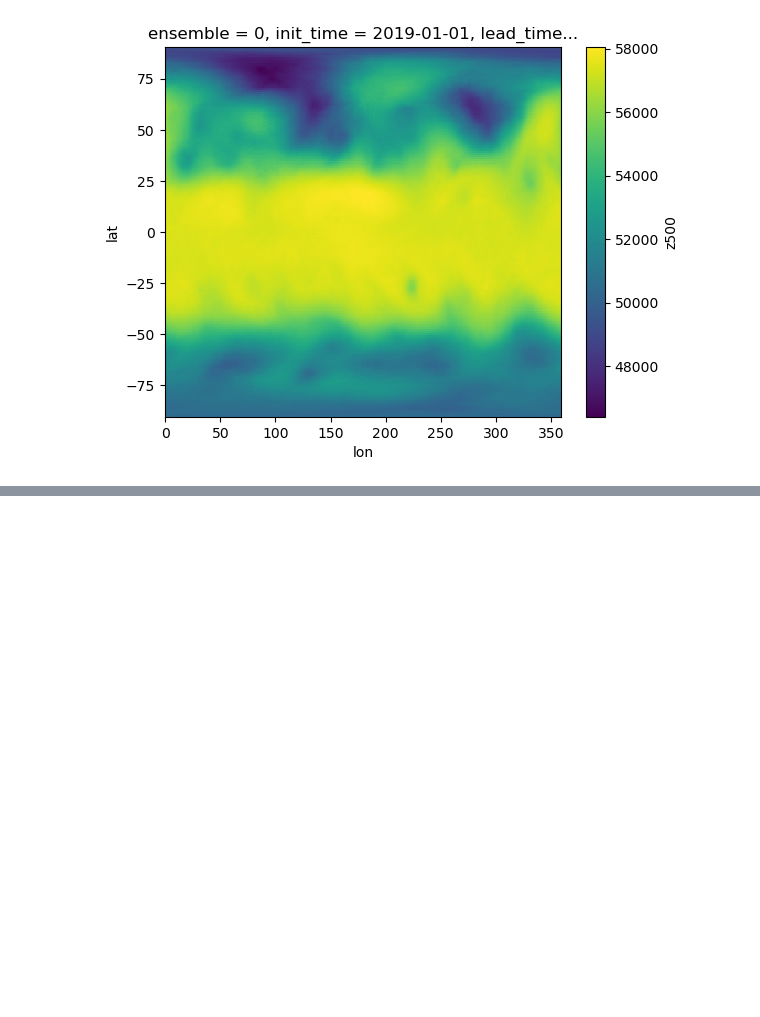
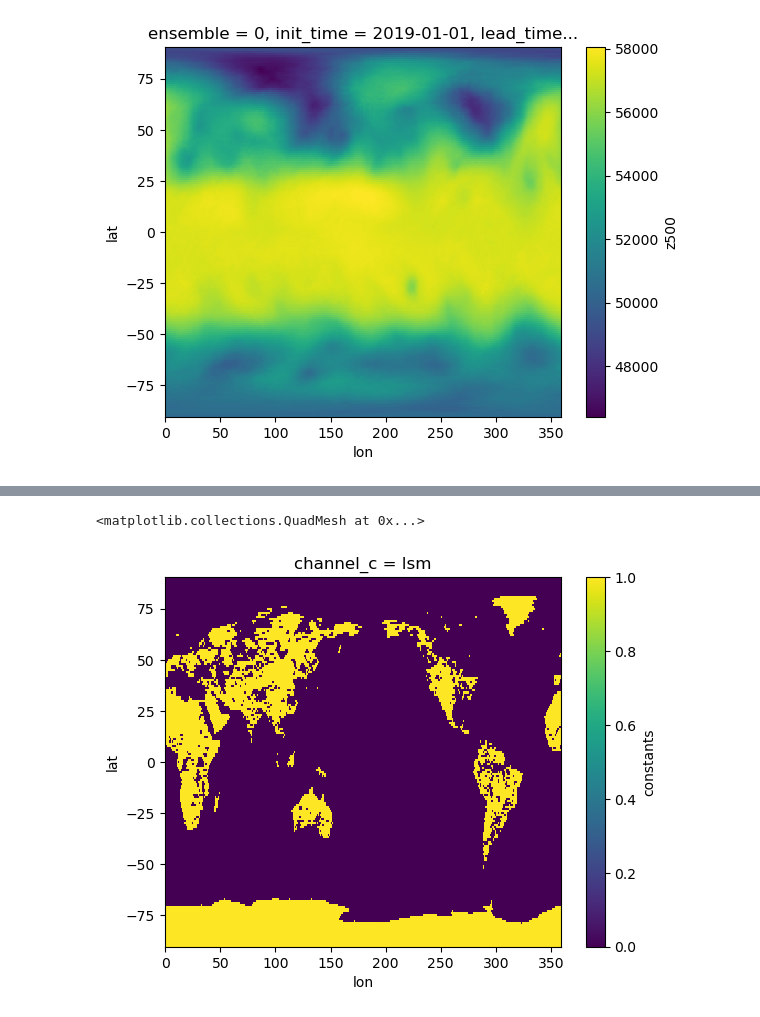
Before and after one commit to AtmosSci-DLESM/DLESyM_Evals, a Jupyter notebook: zac/evaluation/explore.ipynb, the cells around one changed output, grey strips where cells are left out. Saved outputs shown, nothing was run; the diff lists cells and outputs as text; code cells hidden in the pictures; blank space fills up the shorter version.

```diff
--- a/zac/evaluation/explore.ipynb
+++ b/zac/evaluation/explore.ipynb
@@ -321,0 +393,6 @@ ds_last_time.isel(lead_time=50).plot()
+# %%
+targets = xr.open_dataset("/pscratch/sd/z/zespinos/datasets/ll_1deg_1994-2023_daily_23var_Coupled-3var_24H_ttr.zarr")
+targets.sel(channel_c='lsm')["constants"].where(targets.sel(channel_c='lsm')["constants"] >= 0.99, 0).plot()
+# %% [output]
+<matplotlib.collections.QuadMesh at 0x...>
+[figure, added]
```
Also changed, not shown: parts of 35 cells of this notebook, 9 other files.
